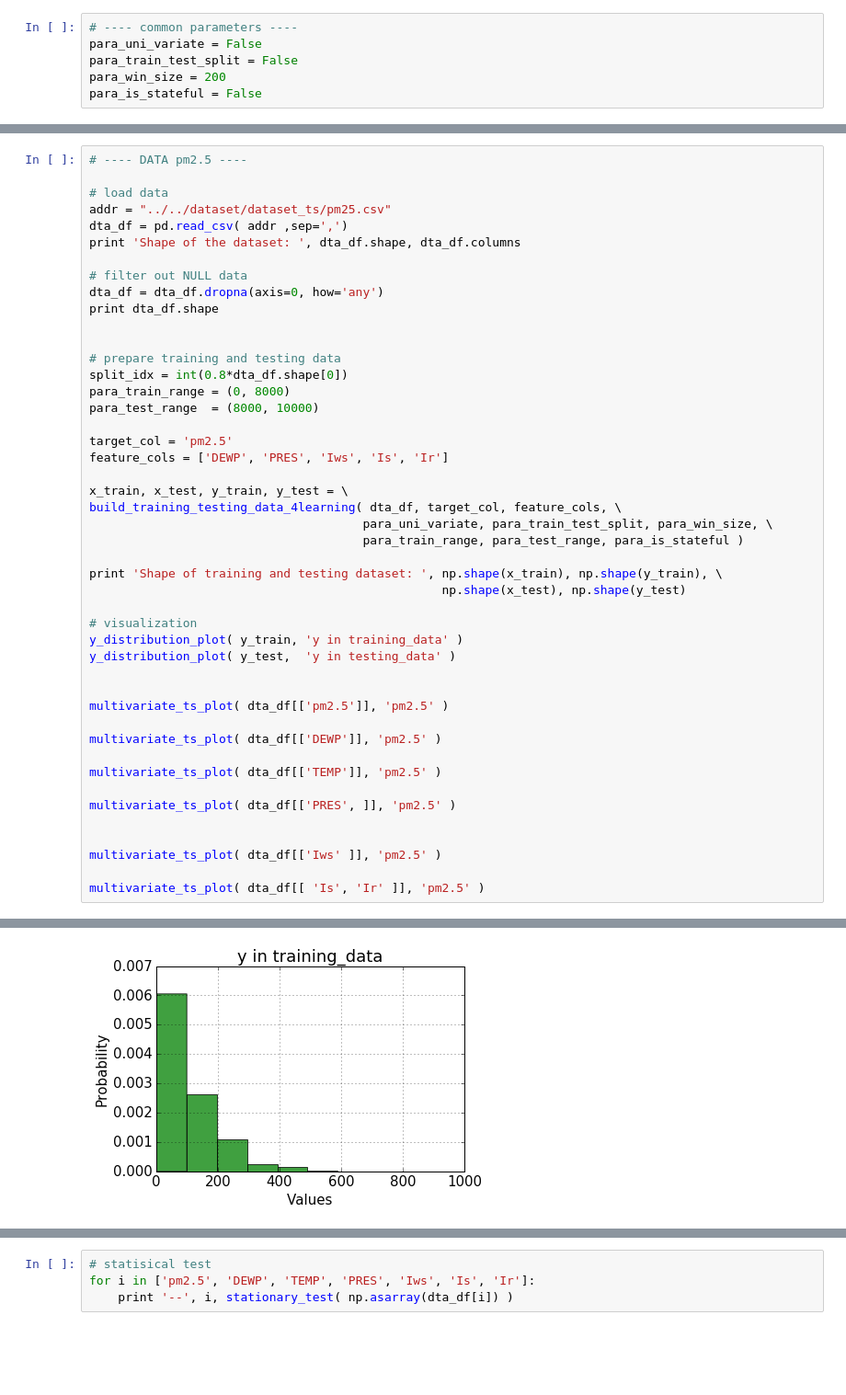
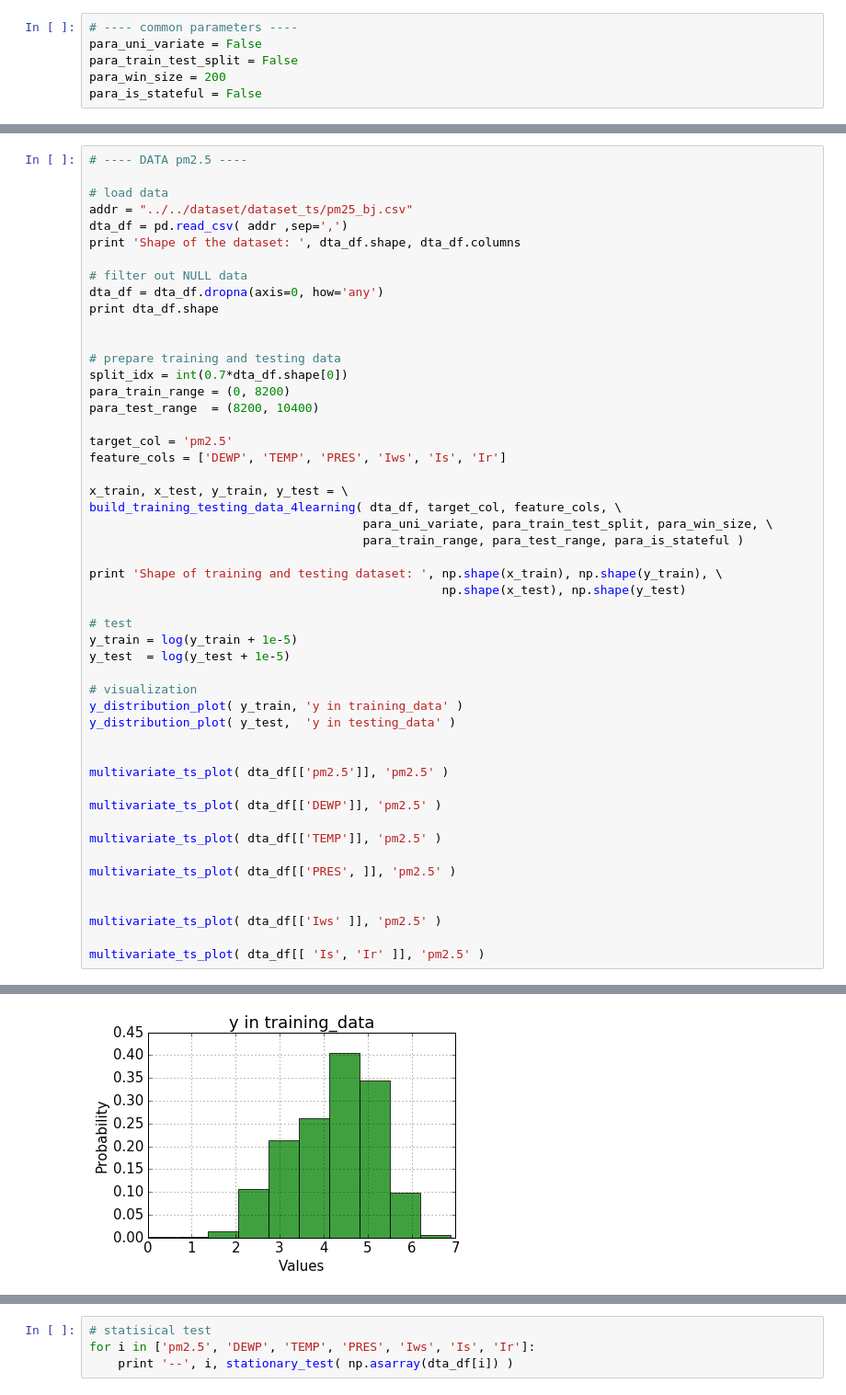
Before and after one commit to weilai0980/tsRNN, a Jupyter notebook: forecasting/data_prep.ipynb, the cells around one changed output, grey strips where cells are left out. Shown at 92% size. Drawn from its saved outputs; the diff is of its cells as text; blank space fills up the shorter version.

```diff
--- a/forecasting/data_prep.ipynb
+++ b/forecasting/data_prep.ipynb
@@ -147,7 +318,7 @@ para_is_stateful = False
 # ---- DATA pm2.5 ----
 
 # load data
-addr = "../../dataset/dataset_ts/pm25.csv"
+addr = "../../dataset/dataset_ts/pm25_bj.csv"
 dta_df = pd.read_csv( addr ,sep=',')
 print 'Shape of the dataset: ', dta_df.shape, dta_df.columns
 
@@ -157,12 +328,12 @@ print dta_df.shape
 
 
 # prepare training and testing data
-split_idx = int(0.8*dta_df.shape[0])
-para_train_range = (0, 8000)
-para_test_range  = (8000, 10000)
+split_idx = int(0.7*dta_df.shape[0])
+para_train_range = (0, 8200)
+para_test_range  = (8200, 10400)
 
 target_col = 'pm2.5'
-feature_cols = ['DEWP', 'PRES', 'Iws', 'Is', 'Ir']
+feature_cols = ['DEWP', 'TEMP', 'PRES', 'Iws', 'Is', 'Ir']
 
 x_train, x_test, y_train, y_test = \
 build_training_testing_data_4learning( dta_df, target_col, feature_cols, \
@@ -171,6 +342,10 @@ build_training_testing_data_4learning( dta_df, target_col, feature_cols, \
 
 print 'Shape of training and testing dataset: ', np.shape(x_train), np.shape(y_train), \
                                                  np.shape(x_test), np.shape(y_test)
+
+# test
+y_train = log(y_train + 1e-5)
+y_test  = log(y_test + 1e-5)
 
 # visualization
 y_distribution_plot( y_train, 'y in training_data' )
@@ -198 +373 @@ Shape of training and testing dataset:  (7800, 200, 6) (7800,) (1800, 200, 6) (1
-[figure, old version]
+[figure, new version]
```
Also changed, not shown: parts of 13 cells of this notebook, 5 other files.
